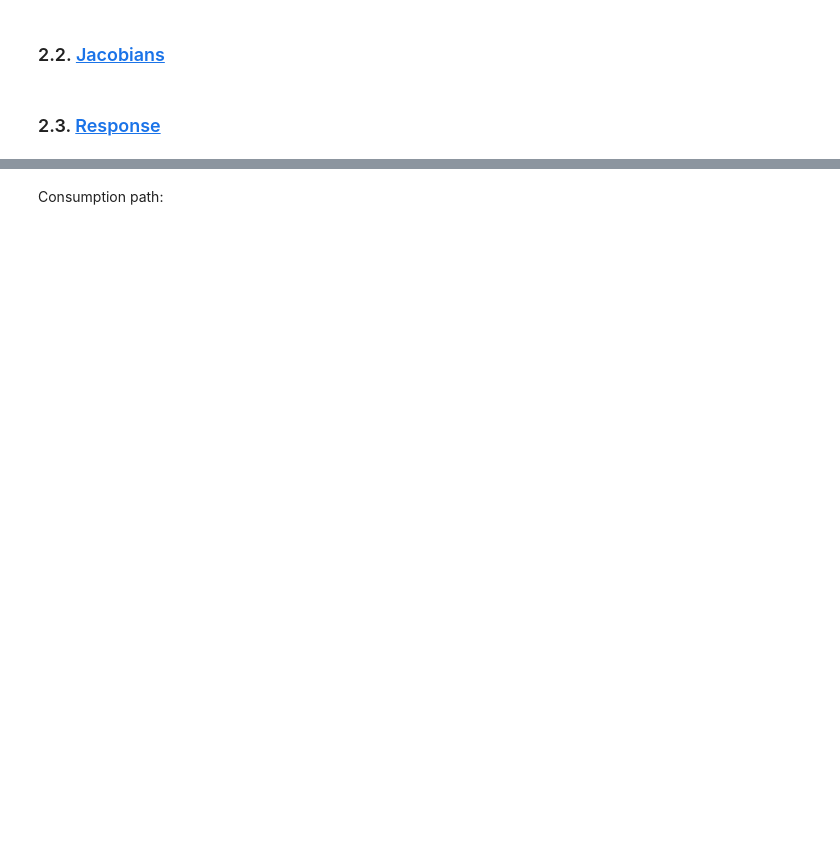
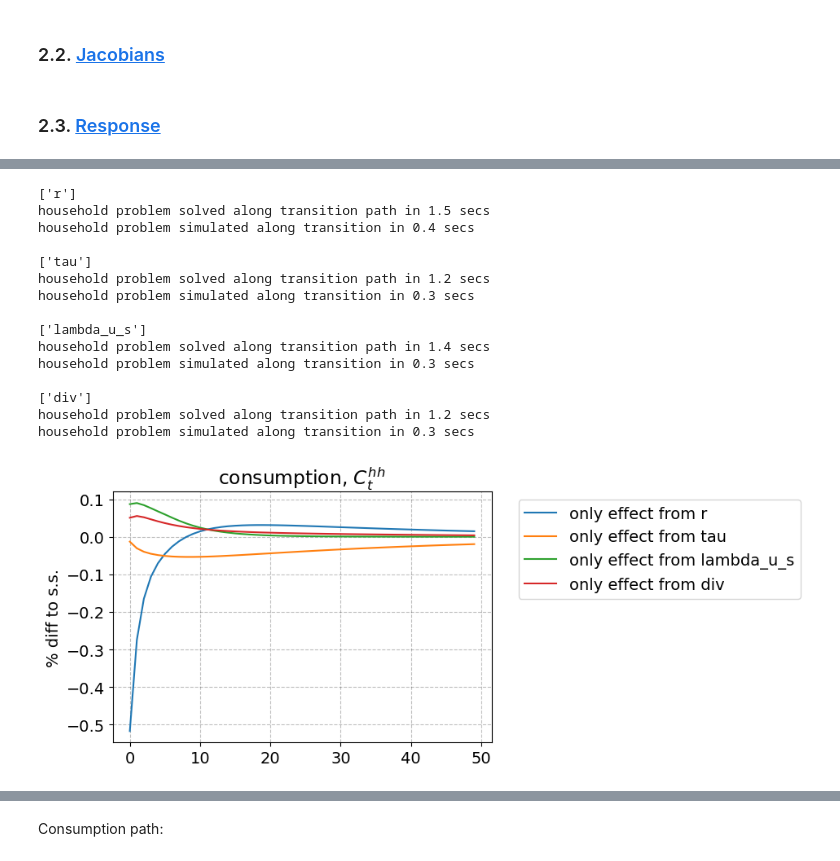
Before and after one commit to NumEconCopenhagen/GEModelToolsNotebooks, a Jupyter notebook: HANK-SAM/HANK-SAM.ipynb, the cells around one changed output, grey strips where cells are left out. Saved outputs shown, nothing was run; the diff lists cells and outputs as text; code cells hidden in the pictures; blank space fills up the shorter version.

```diff
--- a/HANK-SAM/HANK-SAM.ipynb
+++ b/HANK-SAM/HANK-SAM.ipynb
@@ -163,37 +226,55 @@ model.show_IRFs(paths,lvl_value=lvl_value,T_max=200,ncols=2,do_shocks=False,do_t
 # %%
 T_max = 50
+paths_alt = {}
 
-fig_C = plt.figure(figsize=(6,4),dpi=100)
-ax_C = fig_C.add_subplot(1,1,1)
-ax_C.set_title('consumption, $C_t^{hh}$')
+fig = plt.figure(figsize=(6,4),dpi=100)
+ax = fig.add_subplot(1,1,1)
+ax.set_title('consumption, $C_t^{hh}$')
 
 i_color = 0
 for use_inputs in [[x] for x in ['r','tau','lambda_u_s','div']]:
 
     # a. compute
     print(use_inputs)
     path_alt = model.decompose_hh_path(do_print=True,use_inputs=use_inputs)
+    paths_alt[use_inputs[0]] = path_alt
+
     print('')
 
     # b. plot
     if use_inputs is None:
         label = 'no inputs'
         ls = '--'
         color = 'black'
     elif use_inputs == 'all':
         label = 'all inputs'
         ls = '-'
         color = 'black'
     else:
         label = f'only effect from {use_inputs[0]}'
         ls = '-'
         color = colors[i_color]
         i_color += 1
 
-    ax_C.plot((path_alt.C_hh[:T_max]/ss.C_hh-1)*100,ls=ls,color=color,label=label);
+    ax.plot((path_alt.C_hh[:T_max]/ss.C_hh-1)*100,ls=ls,color=color,label=label);
 
-for ax in [ax_C]:
-    ax.set_ylabel('% diff to s.s.')
-    lgd = ax.legend(frameon=True,ncol=1,bbox_to_anchor=(1.05,1), loc='upper left',)
-
+ax.set_ylabel('% diff to s.s.')
+lgd = ax.legend(frameon=True,ncol=1,bbox_to_anchor=(1.05,1), loc='upper left',)
 plt.show()
+# %% [output]
+['r']
+household problem solved along transition path in 1.5 secs
+household problem simulated along transition in 0.4 secs
+
+['tau']
+household problem solved along transition path in 1.2 secs
+household problem simulated along transition in 0.3 secs
+
+['lambda_u_s']
+household problem solved along transition path in 1.4 secs
+household problem simulated along transition in 0.3 secs
+
+['div']
+household problem solved along transition path in 1.2 secs
+household problem simulated along transition in 0.3 secs
+[figure, added]
```
Also changed, not shown: parts of 15 cells of this notebook.
